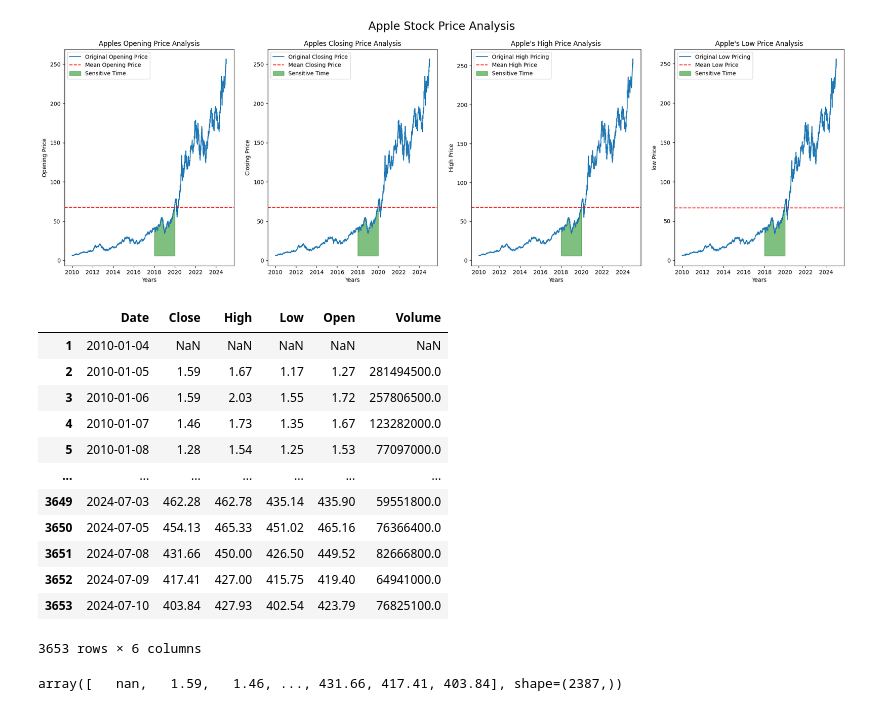
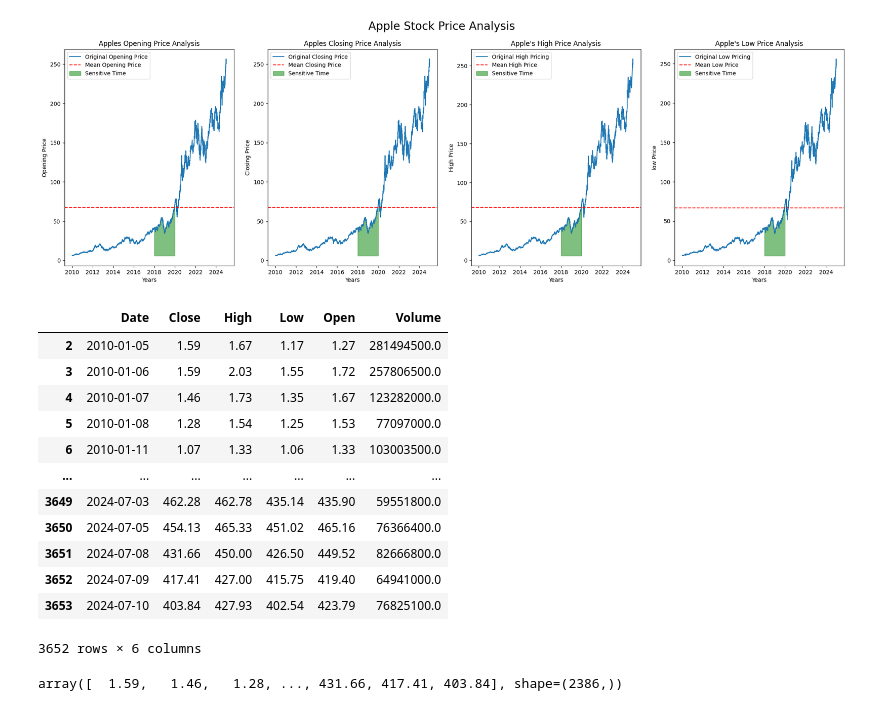
Before and after one commit to tanmaykumarchaki/AI-Driven-Market-Transformation-Analytics, a Jupyter notebook: ai-market-regime-shift-analysis/data_import.ipynb, the cells around one changed output. Saved outputs shown, nothing was run; the diff lists cells and outputs as text; code cells hidden in the pictures.

```diff
--- a/ai-market-regime-shift-analysis/data_import.ipynb
+++ b/ai-market-regime-shift-analysis/data_import.ipynb
@@ -246,37 +232,42 @@ plt.show()
 # %%
 df2 = pd.read_csv("data/TESLA.csv")
 df2 = df2.rename(columns={'Price':'Date'})
 df2.isnull().sum()
-df2.dropna()
+
 df2.drop_duplicates()
 df2.reset_index(inplace = True, drop = True)
 df2['Date'] = pd.to_datetime(df1['Date'], errors = 'coerce')
 df2['Close'] = pd.to_numeric(df2['Close'], errors= 'coerce').round(2)
 df2['Open'] = pd.to_numeric(df2['Open'], errors = 'coerce').round(2)
 df2['High'] = pd.to_numeric(df2['High'], errors = 'coerce').round(2)
 df2['Low'] = pd.to_numeric(df2['Low'], errors = 'coerce').round(2)
 df2['Volume'] = pd.to_numeric(df2['Volume'], errors= 'coerce').round(2)
 
 
 
 df2 = df2.dropna(subset=['Date'])
+df2 = df2.dropna(subset=['Close'])
+df2 = df2.dropna(subset=['Open'])
+df2 = df2.dropna(subset=['High'])
+df2 = df2.dropna(subset=['Low'])
+df2 = df2.dropna(subset=['Volume'])
 
 df2
 # %% [output]
 |  | Date | Close | High | Low | Open | Volume |
-| 1 | 2010-01-04 | NaN | NaN | NaN | NaN | NaN |
 | 2 | 2010-01-05 | 1.59 | 1.67 | 1.17 | 1.27 | 281494500.0 |
 | 3 | 2010-01-06 | 1.59 | 2.03 | 1.55 | 1.72 | 257806500.0 |
 | 4 | 2010-01-07 | 1.46 | 1.73 | 1.35 | 1.67 | 123282000.0 |
 | 5 | 2010-01-08 | 1.28 | 1.54 | 1.25 | 1.53 | 77097000.0 |
+| 6 | 2010-01-11 | 1.07 | 1.33 | 1.06 | 1.33 | 103003500.0 |
 | ... | ... | ... | ... | ... | ... | ... |
 | 3649 | 2024-07-03 | 462.28 | 462.78 | 435.14 | 435.90 | 59551800.0 |
 | 3650 | 2024-07-05 | 454.13 | 465.33 | 451.02 | 465.16 | 76366400.0 |
 | 3651 | 2024-07-08 | 431.66 | 450.00 | 426.50 | 449.52 | 82666800.0 |
 | 3652 | 2024-07-09 | 417.41 | 427.00 | 415.75 | 419.40 | 64941000.0 |
 | 3653 | 2024-07-10 | 403.84 | 427.93 | 402.54 | 423.79 | 76825100.0 |
-3653 rows × 6 columns
+3652 rows × 6 columns
 # %%
 df2['Close'].unique()
 # %% [output]
-array([   nan,   1.59,   1.46, ..., 431.66, 417.41, 403.84], shape=(2387,))
+array([  1.59,   1.46,   1.28, ..., 431.66, 417.41, 403.84], shape=(2386,))
```
Also changed, not shown: parts of 1 cell of this notebook.
